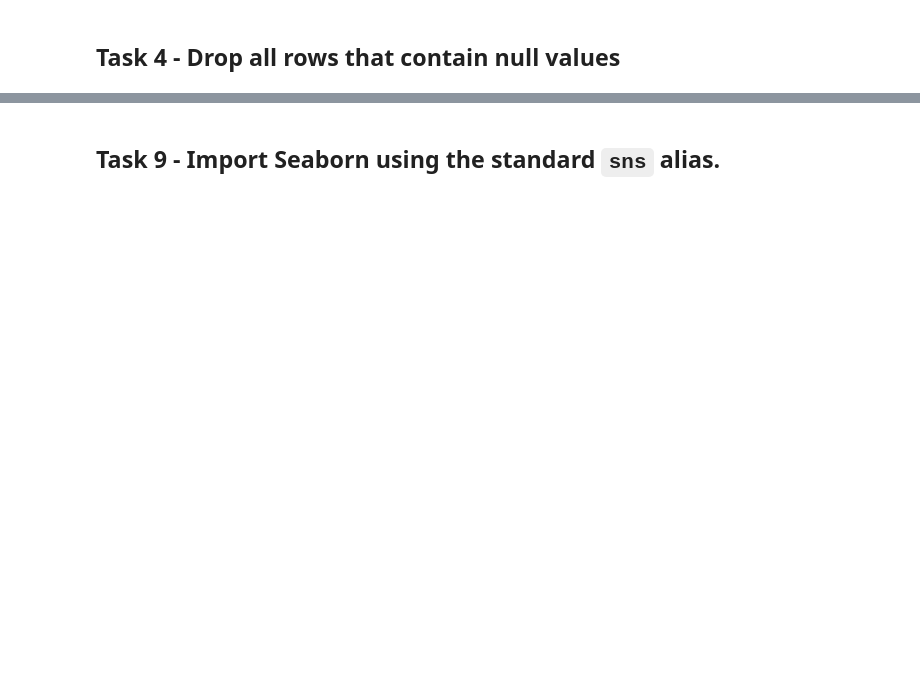
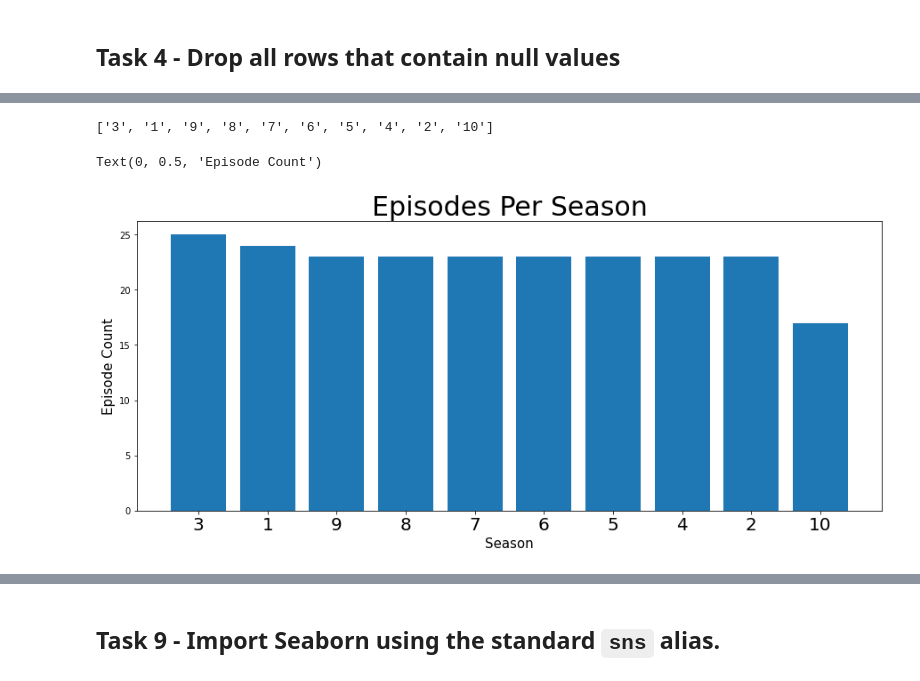
Before and after one commit to pjlannoo/data-visualization-friends, a Jupyter notebook: index.ipynb, the cells around one changed output, grey strips where cells are left out. Drawn from its saved outputs; the diff is of its cells as text; code cells hidden in the pictures; blank space fills up the shorter version.

```diff
--- a/index.ipynb
+++ b/index.ipynb
@@ -43,2 +49,4 @@ In the cell below:
 # %%
 # Your code here
+df = pd.read_csv('data/friends_info.csv')
+df
@@ -46,3 +68,5 @@ In the cell below:
 ## Task 4 - Drop all rows that contain null values
 # %%
 # Your code here
+df = df.dropna()
+df
@@ -70,3 +106,22 @@ This visualization should include the following customizations:
+# %%
+seasonsSeries = df['Season'].value_counts()
+seasonsList = [str(num) for num in seasonsSeries.index]
+seasonsCount = list(seasonsSeries.values)
+seasonsList
+# %% [output]
+['3', '1', '9', '8', '7', '6', '5', '4', '2', '10']
+# %%
+# Your code here
+plot_first_fig,plot_first_ax = plt.subplots(figsize = (15,6))
+
+plot_first_ax.bar(x=seasonsList, height=seasonsCount)
+plot_first_ax.set_title("Episodes Per Season",fontsize=30)
+plt.xticks(seasonsList,fontsize=20)
+plot_first_ax.set_xlabel('Season',fontsize=15)
+plot_first_ax.set_ylabel('Episode Count',fontsize=15)
+# %% [output]
+Text(0, 0.5, 'Episode Count')
+[figure, added]
 # %% [markdown]
 ## Task 6 - Using `plt.subplots` visualize the number of episodes produced by the ten most frequent directors.
 
```
Also changed, not shown: parts of 20 cells of this notebook.
